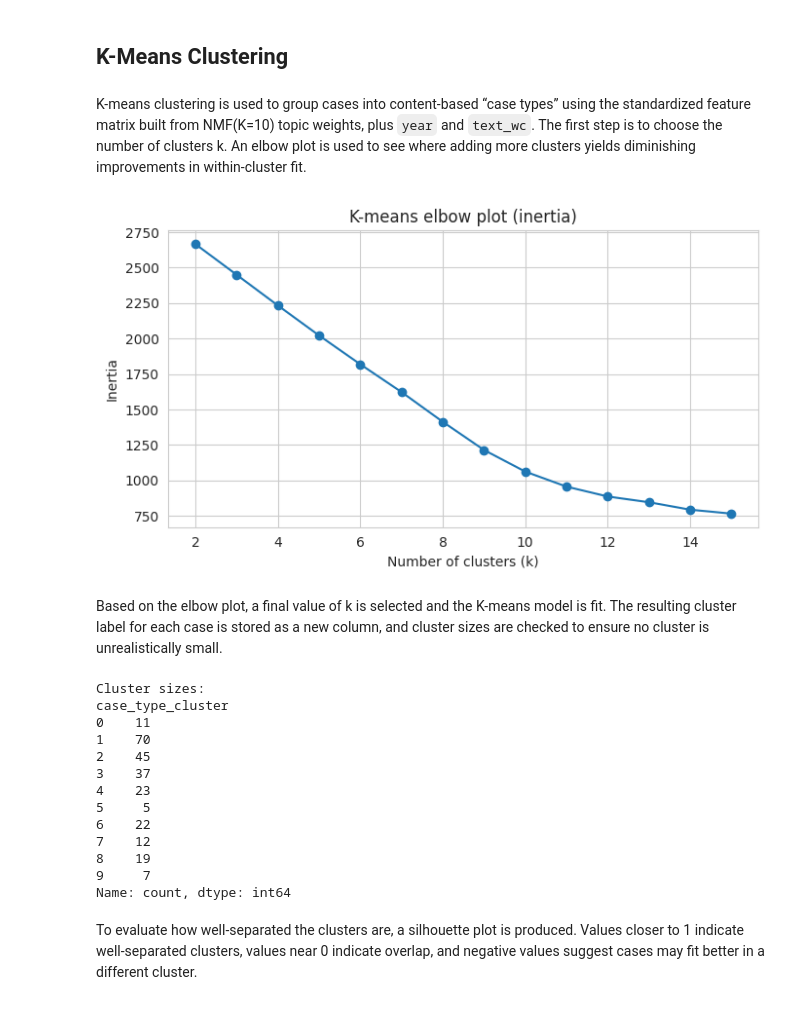
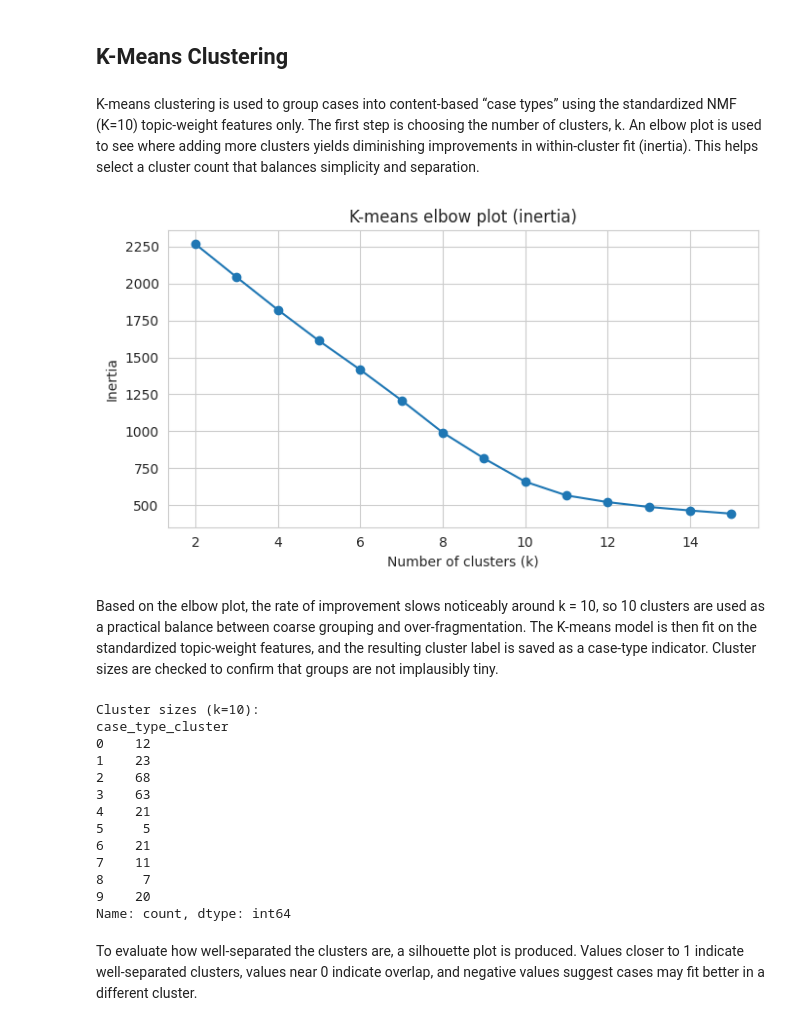
Before and after one commit to mqanaq/BA820-B1-Team13, a Jupyter notebook: MG/M2_Mohamad_Gong_Fair_Use_Data_Early_Analysis_and_Insights.ipynb, the cells around one changed output. Saved outputs shown, nothing was run; the diff lists cells and outputs as text; code cells hidden in the pictures.

```diff
--- a/MG/M2_Mohamad_Gong_Fair_Use_Data_Early_Analysis_and_Insights.ipynb
+++ b/MG/M2_Mohamad_Gong_Fair_Use_Data_Early_Analysis_and_Insights.ipynb
@@ -29,7 +29,6 @@ import pandas as pd
 import matplotlib.pyplot as plt
 import seaborn as sns
 import re
-sns.set_style("whitegrid")
 # %% [markdown]
 # Data Importing, Inspection and Preparation
 # %% [markdown]
@@ -467,7 +466,7 @@ from sklearn.feature_extraction.text import TfidfVectorizer
 from sklearn.decomposition import NMF
 
 # Define the number of topics (K) to investigate for NMF.
-K_try = [8, 10, 12]
+K_try = [2, 4, 6, 8, 10, 12, 14, 16, 18, 20]
 
 # Initialize TF-IDF vectorizer for text feature extraction.
 tfidf_vec = TfidfVectorizer(
@@ -636,0 +705,20 @@ cluster_df
+# %%
+from sklearn.preprocessing import StandardScaler
+
+# Retrieve the document-topic matrix from the NMF results for K=10
+W = nmf_results[10]["doc_topic"]
+
+# Apply standard scaling to the topic weights matrix
+X_cluster = StandardScaler().fit_transform(W)
+
+# Print the shape of the resulting feature matrix
+print("X_cluster shape:", X_cluster.shape)
+
+# Create a list of column names for the topics
+cluster_cols = [f"topic_w{i}" for i in range(10)]
+
+# Construct a DataFrame with the topic weights for inspection
+cluster_df = pd.DataFrame(W, columns=cluster_cols)
+
+# Display the first 5 rows of the DataFrame
+cluster_df.head()
@@ -637,56 +733,59 @@ cluster_df
 # %% [markdown]
 ## K-Means Clustering
 # %% [markdown]
-K-means clustering is used to group cases into content-based “case types” using the standardized feature matrix built from NMF(K=10) topic weights, plus `year` and `text_wc`. The first step is to choose the number of clusters k. An elbow plot is used to see where adding more clusters yields diminishing improvements in within-cluster fit.
+K-means clustering is used to group cases into content-based “case types” using the standardized NMF (K=10) topic-weight features only. The first step is choosing the number of clusters, k. An elbow plot is used to see where adding more clusters yields diminishing improvements in within-cluster fit (inertia). This helps select a cluster count that balances simplicity and separation.
 # %%
 from sklearn.cluster import KMeans
+import matplotlib.pyplot as plt
 
-# Define range of K to test for the elbow plot
+# Define range of k to test for the elbow plot
 k_values = range(2, 16)
 inertias = []
 
-# Fit K-Means for each K and record inertia (sum of squared distances)
+# Fit K-Means for each k and record inertia
 for k in k_values:
     km = KMeans(n_clusters=k, random_state=42, n_init=20)
     km.fit(X_cluster)
     inertias.append(km.inertia_)
 
-# Plot the resulting inertia curve to identify the "elbow"
+# Plot inertia to identify the elbow
 plt.figure(figsize=(7, 4))
-plt.plot(k_values, inertias, marker="o")
+plt.plot(list(k_values), inertias, marker="o")
 plt.title("K-means elbow plot (inertia)")
 plt.xlabel("Number of clusters (k)")
 plt.ylabel("Inertia")
 plt.tight_layout()
 plt.show()
 # %% [output]
-[figure, old version]
+[figure, new version]
-# %% [markdown]
-Based on the elbow plot, a final value of k is selected and the K-means model is fit. The resulting cluster label for each case is stored as a new column, and cluster sizes are checked to ensure no cluster is unrealistically small.
+# %% [markdown]
+Based on the elbow plot, the rate of improvement slows noticeably around k = 10, so 10 clusters are used as a practical balance between coarse grouping and over-fragmentation. The K-means model is then fit on the standardized topic-weight features, and the resulting cluster label is saved as a case-type indicator. Cluster sizes are checked to confirm that groups are not implausibly tiny.
 # %%
-# Finalize cluster count based on prior analysis
+from sklearn.cluster import KMeans
+
+# Choose k based on the elbow plot
 k_final = 10
 
-# Fit K-Means model to standardized features (topic weights + metadata)
+# Fit K-Means on standardized topic-weight features only
 kmeans = KMeans(n_clusters=k_final, random_state=42, n_init=50)
 fair_use_findings["case_type_cluster"] = kmeans.fit_predict(X_cluster)
 
-# Inspect cluster distribution to ensure balance
-print("Cluster sizes:")
+# Check cluster sizes
+print("Cluster sizes (k=10):")
 print(fair_use_findings["case_type_cluster"].value_counts().sort_index())
 # %% [output]
-Cluster sizes:
+Cluster sizes (k=10):
 case_type_cluster
-0    11
-1    70
-2    45
-3    37
-4    23
+0    12
+1    23
+2    68
+3    63
+4    21
 5     5
-6    22
-7    12
-8    19
-9     7
+6    21
+7    11
+8     7
+9    20
 Name: count, dtype: int64
 # %% [markdown]
 To evaluate how well-separated the clusters are, a silhouette plot is produced. Values closer to 1 indicate well-separated clusters, values near 0 indicate overlap, and negative values suggest cases may fit better in a different cluster.
```
Also changed, not shown: parts of 38 cells of this notebook.
